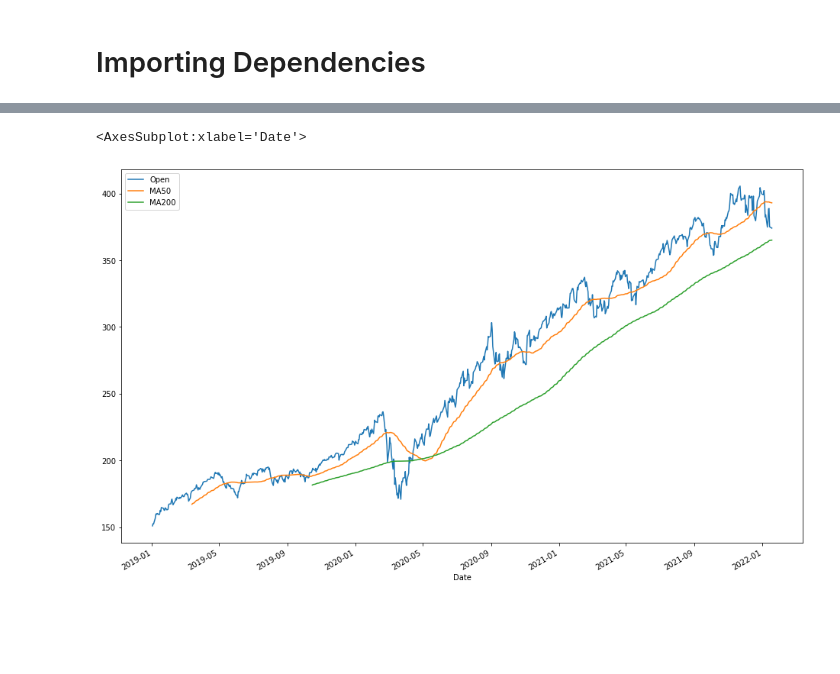
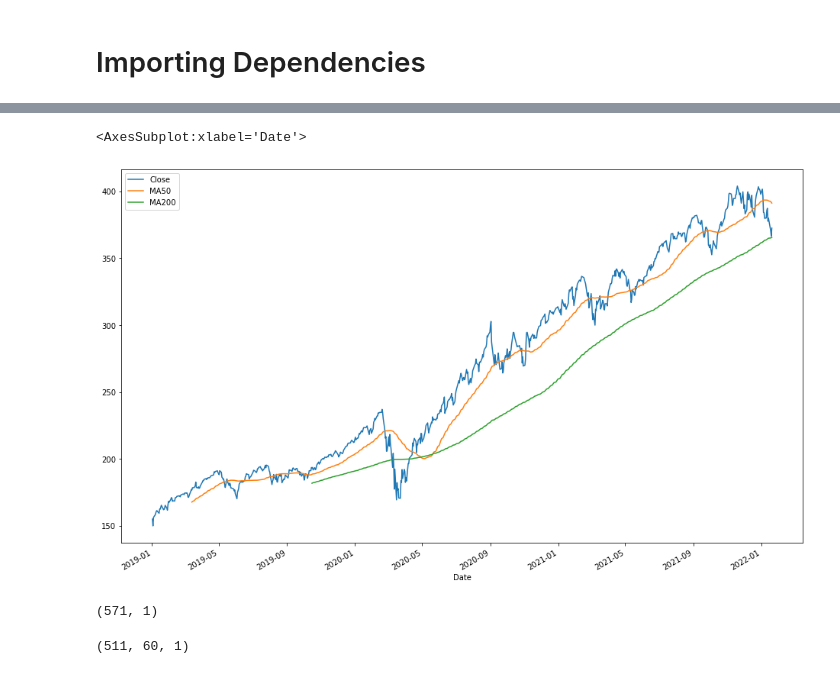
Before and after one commit to gaben3722/Time-Series-Project-Finance-Data, a Jupyter notebook: Untitled.ipynb, the cells around one changed output, grey strips where cells are left out. Saved outputs shown, nothing was run; the diff lists cells and outputs as text; code cells hidden in the pictures; blank space fills up the shorter version.

```diff
--- a/Untitled.ipynb
+++ b/Untitled.ipynb
@@ -39,7 +39,7 @@ plt.legend();
 # %%
-QQQ['MA50'] = QQQ['Open'].rolling(50).mean()
-QQQ['MA200'] = QQQ['Open'].rolling(200).mean()
-QQQ[['Open','MA50','MA200']].plot(figsize = (16,10))
+QQQ['MA50'] = QQQ['Close'].rolling(50).mean()
+QQQ['MA200'] = QQQ['Close'].rolling(200).mean()
+QQQ[['Close','MA50','MA200']].plot(figsize = (16,10))
 # %% [output]
 <AxesSubplot:xlabel='Date'>
-[figure, old version]
+[figure, new version]
@@ -45,0 +50,6 @@ QQQ[['Open','MA50','MA200']].plot(figsize = (16,10))
+# %%
+sc = MinMaxScaler(feature_range=(0,1))
+trainData = sc.fit_transform(trainData)
+trainData.shape
+# %% [output]
+(571, 1)
@@ -45,0 +65,5 @@ QQQ[['Open','MA50','MA200']].plot(figsize = (16,10))
+# %%
+X_train = np.reshape(X_train,(X_train.shape[0],X_train.shape[1],1)) #adding the batch_size axis
+X_train.shape
+# %% [output]
+(511, 60, 1)
```
Also changed, not shown: parts of 8 cells of this notebook.
